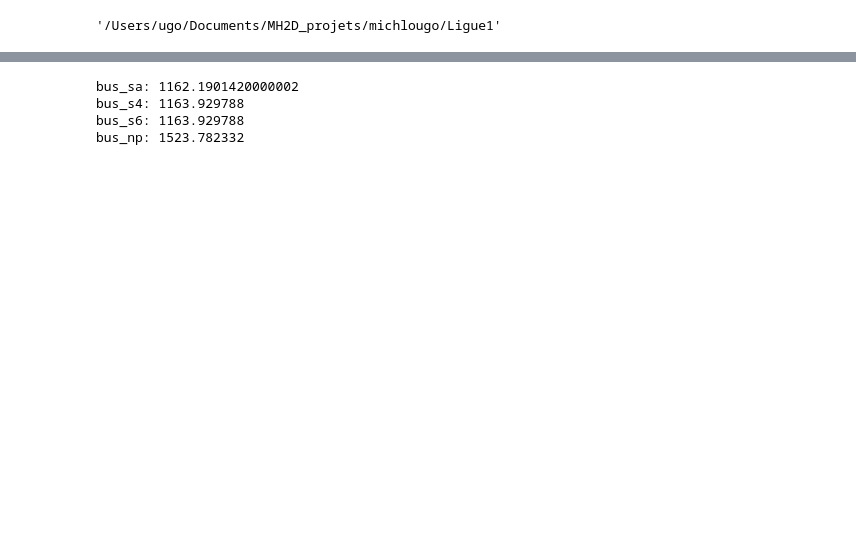
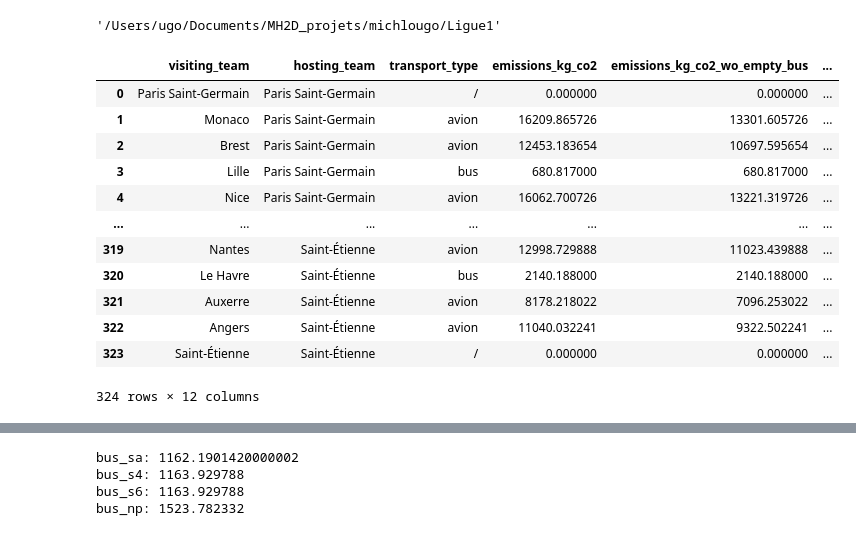
Before and after one commit to dawtasso/ligue1_team_travel_emissions, a Jupyter notebook: scripts/compute_emissions_scenarios.ipynb, the cells around one changed output, grey strips where cells are left out. Cells and saved outputs as stored; diff of their text form; code cells hidden in the pictures; blank space fills up the shorter version.

```diff
--- a/scripts/compute_emissions_scenarios.ipynb
+++ b/scripts/compute_emissions_scenarios.ipynb
@@ -8,6 +8,22 @@ os.getcwd()
 '/Users/ugo/Documents/MH2D_projets/michlougo/Ligue1'
 # %%
 df_emissions = pd.read_csv("./backend/data/calculated_travels/total_emissions.csv")
+# %%
+df_emissions
+# %% [output]
+|  | visiting_team | hosting_team | transport_type | emissions_kg_co2 | emissions_kg_co2_wo_empty_bus | ... |
+| 0 | Paris Saint-Germain | Paris Saint-Germain | / | 0.000000 | 0.000000 | ... |
+| 1 | Monaco | Paris Saint-Germain | avion | 16209.865726 | 13301.605726 | ... |
+| 2 | Brest | Paris Saint-Germain | avion | 12453.183654 | 10697.595654 | ... |
+| 3 | Lille | Paris Saint-Germain | bus | 680.817000 | 680.817000 | ... |
+| 4 | Nice | Paris Saint-Germain | avion | 16062.700726 | 13221.319726 | ... |
+| ... | ... | ... | ... | ... | ... | ... |
+| 319 | Nantes | Saint-Étienne | avion | 12998.729888 | 11023.439888 | ... |
+| 320 | Le Havre | Saint-Étienne | bus | 2140.188000 | 2140.188000 | ... |
+| 321 | Auxerre | Saint-Étienne | avion | 8178.218022 | 7096.253022 | ... |
+| 322 | Angers | Saint-Étienne | avion | 11040.032241 | 9322.502241 | ... |
+| 323 | Saint-Étienne | Saint-Étienne | / | 0.000000 | 0.000000 | ... |
+324 rows × 12 columns
 # %%
 import numpy as np
 
```
Also changed, not shown: parts of 1 cell of this notebook.
